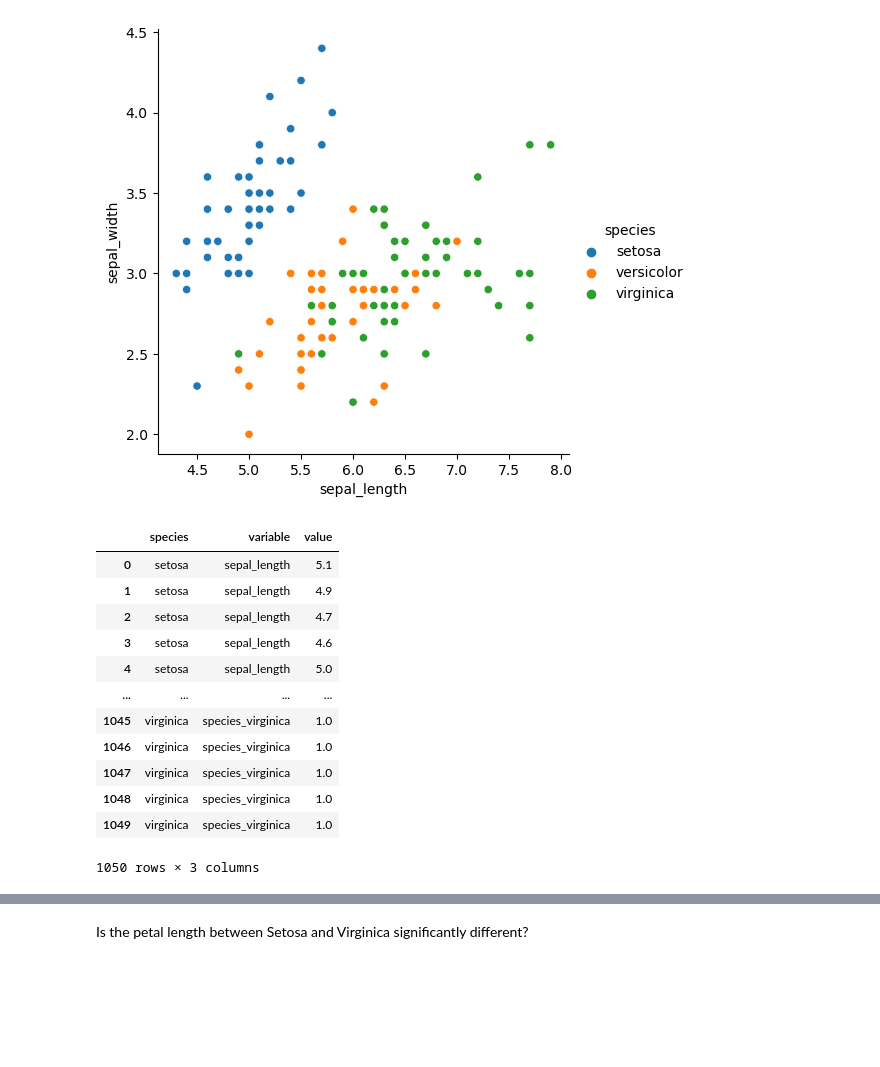
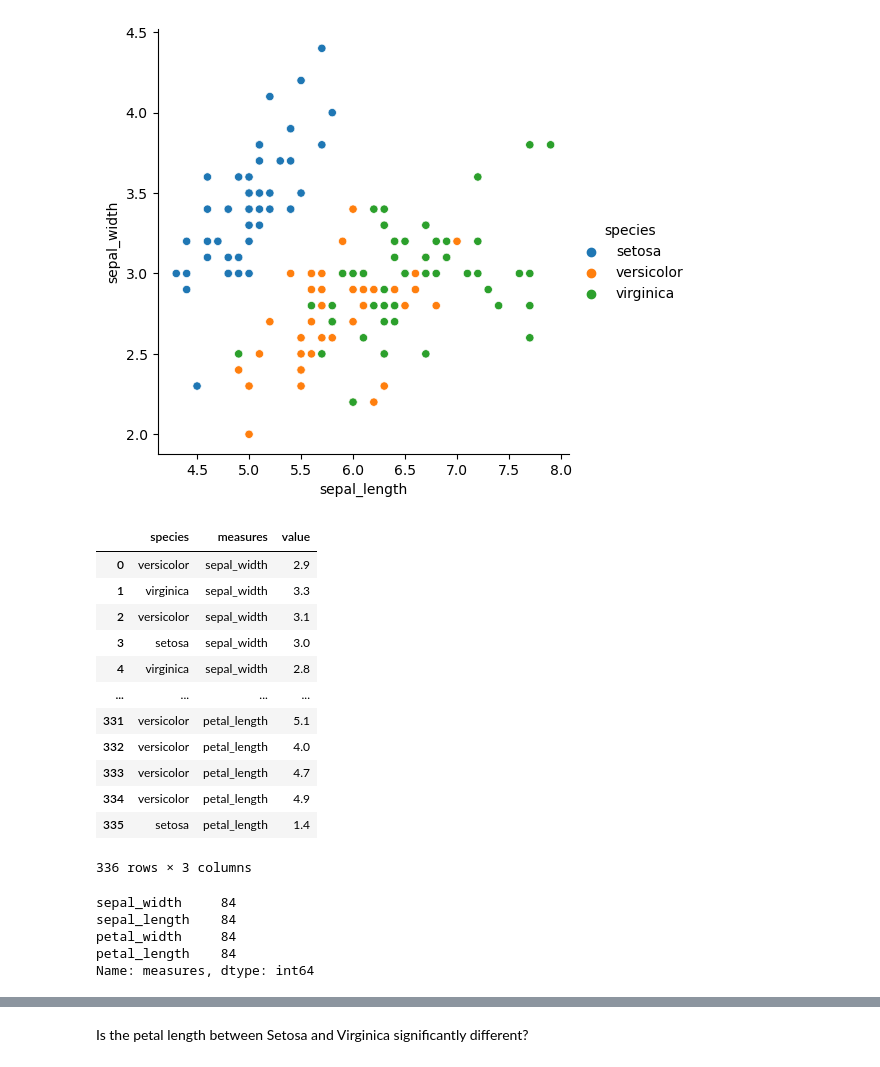
Before and after one commit to carlopdeleon/classification-exercises, a Jupyter notebook: classification_exercises.ipynb, the cells around one changed output, grey strips where cells are left out. Drawn from its saved outputs; the diff is of its cells as text; code cells hidden in the pictures; blank space fills up the shorter version.

```diff
--- a/classification_exercises.ipynb
+++ b/classification_exercises.ipynb
@@ -1325,22 +1337,30 @@ sns.relplot(x='sepal_length', y='sepal_width', hue='species', data=iris_explore)
 <seaborn.axisgrid.FacetGrid at 0x...>
 [figure]
 # %%
-melted = iris_explore.melt(id_vars='species')
+melted = train.melt(id_vars='species',var_name= 'measures', value_vars=['sepal_width', 'sepal_length', 'petal_width', 'petal_length'])
 melted
 # %% [output]
-|  | species | variable | value |
-| 0 | setosa | sepal_length | 5.1 |
-| 1 | setosa | sepal_length | 4.9 |
-| 2 | setosa | sepal_length | 4.7 |
-| 3 | setosa | sepal_length | 4.6 |
-| 4 | setosa | sepal_length | 5.0 |
+|  | species | measures | value |
+| 0 | versicolor | sepal_width | 2.9 |
+| 1 | virginica | sepal_width | 3.3 |
+| 2 | versicolor | sepal_width | 3.1 |
+| 3 | setosa | sepal_width | 3.0 |
+| 4 | virginica | sepal_width | 2.8 |
 | ... | ... | ... | ... |
-| 1045 | virginica | species_virginica | 1.0 |
-| 1046 | virginica | species_virginica | 1.0 |
-| 1047 | virginica | species_virginica | 1.0 |
-| 1048 | virginica | species_virginica | 1.0 |
-| 1049 | virginica | species_virginica | 1.0 |
+| 331 | versicolor | petal_length | 5.1 |
+| 332 | versicolor | petal_length | 4.0 |
+| 333 | versicolor | petal_length | 4.7 |
+| 334 | versicolor | petal_length | 4.9 |
+| 335 | setosa | petal_length | 1.4 |
-1050 rows × 3 columns
+336 rows × 3 columns
+# %%
+melted.measures.value_counts()
+# %% [output]
+sepal_width     84
+sepal_length    84
+petal_width     84
+petal_length    84
+Name: measures, dtype: int64
 # %%
 sns.swarmplot(x='species', y='value',data=melted)
 # %% [output]
```
Also changed, not shown: parts of 21 cells of this notebook.
